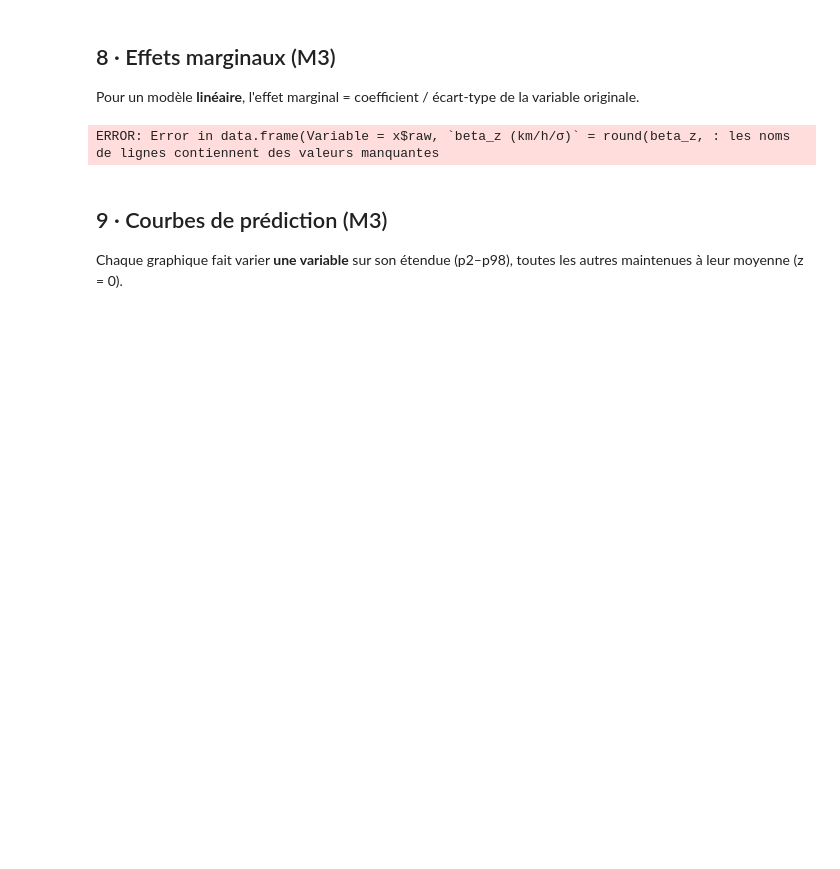
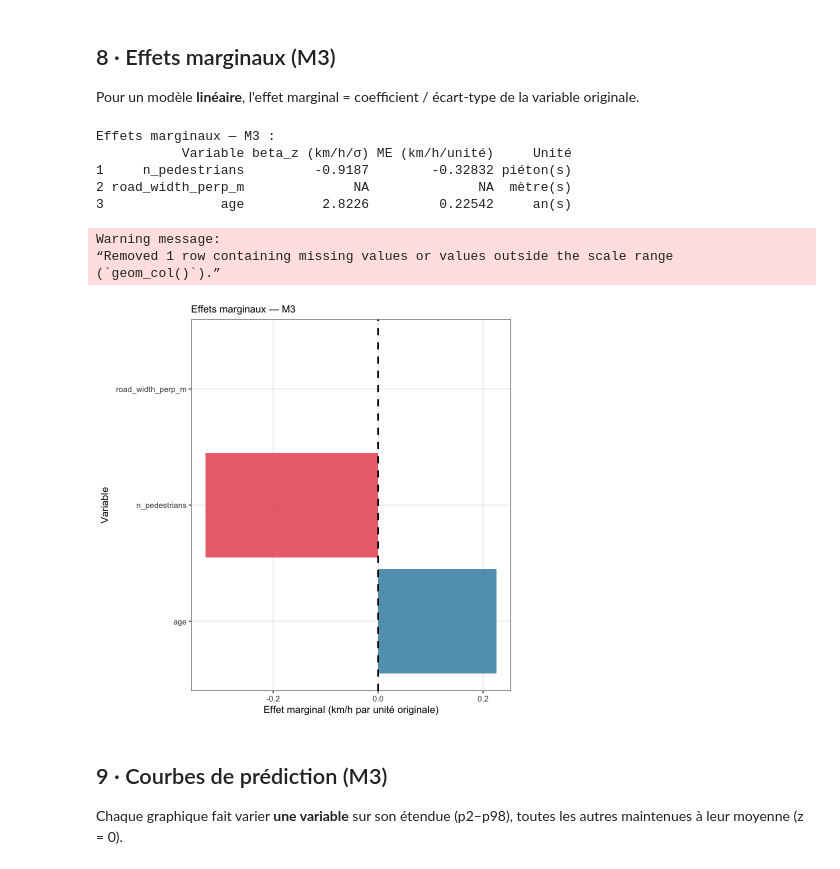
Before and after one commit to martin1207/newmob_modeling, a Jupyter notebook: escooter_linear_speed_R.ipynb, the cells around one changed output. Drawn from its saved outputs; the diff is of its cells as text; code cells hidden in the pictures; blank space fills up the shorter version.

```diff
--- a/escooter_linear_speed_R.ipynb
+++ b/escooter_linear_speed_R.ipynb
@@ -366,38 +391,46 @@ Pour un modèle **linéaire**, l'effet marginal = coefficient / écart-type de l
 # %%
 coefs <- coef(r3$fit)
 mu_val <- coefs["(Intercept)"]
 
 var_map <- list(
   list(beta = "z_n_pedestrians",  raw = "n_pedestrians",    unit = "piéton(s)"),
   list(beta = "z_road_width_perp_m", raw = "road_width_perp_m", unit = "mètre(s)"),
   list(beta = "z_age",            raw = "age",              unit = "an(s)")
 )
 
 me_rows <- lapply(var_map, function(x) {
-  beta_z     <- coefs[x$beta]
-  sd_raw     <- stds_[x$raw]
-  me_per_unit <- if (!is.na(beta_z) && !is.na(sd_raw)) beta_z / sd_raw else NA
-  data.frame(Variable        = x$raw,
+  beta_z      <- unname(coefs[x$beta])
+  sd_raw      <- unname(stds_[x$raw])
+  me_per_unit <- if (!is.na(beta_z) && !is.na(sd_raw)) beta_z / sd_raw else NA_real_
+  data.frame(Variable          = x$raw,
              `beta_z (km/h/σ)` = round(beta_z, 4),
              `ME (km/h/unité)` = round(me_per_unit, 5),
-             Unité            = x$unit,
+             Unité              = x$unit,
              check.names = FALSE)
 })
 
 me_df <- bind_rows(me_rows)
 cat("Effets marginaux — M3 :\n")
 print(me_df)
 
 ggplot(me_df, aes(x = `ME (km/h/unité)`, y = Variable,
                   fill = `ME (km/h/unité)` >= 0)) +
   geom_col(alpha = 0.8) +
   scale_fill_manual(values = c("TRUE" = COLOR_A, "FALSE" = COLOR_B), guide = "none") +
   geom_vline(xintercept = 0, linetype = "dashed", linewidth = 1) +
   labs(x = "Effet marginal (km/h par unité originale)",
        title = "Effets marginaux — M3") +
   theme(legend.position = "none")
 # %% [output]
-ERROR: Error in data.frame(Variable = x$raw, `beta_z (km/h/σ)` = round(beta_z, : les noms de lignes contiennent des valeurs manquantes
+Effets marginaux — M3 :
+           Variable beta_z (km/h/σ) ME (km/h/unité)     Unité
+1     n_pedestrians         -0.9187        -0.32832 piéton(s)
+2 road_width_perp_m              NA              NA  mètre(s)
+3               age          2.8226         0.22542     an(s)
+Warning message:
+“Removed 1 row containing missing values or values outside the scale range
+(`geom_col()`).”
+[figure, added]
 # %% [markdown]
 ## 9 · Courbes de prédiction (M3)
 
```
Also changed, not shown: parts of 20 cells of this notebook, 2 other files.
